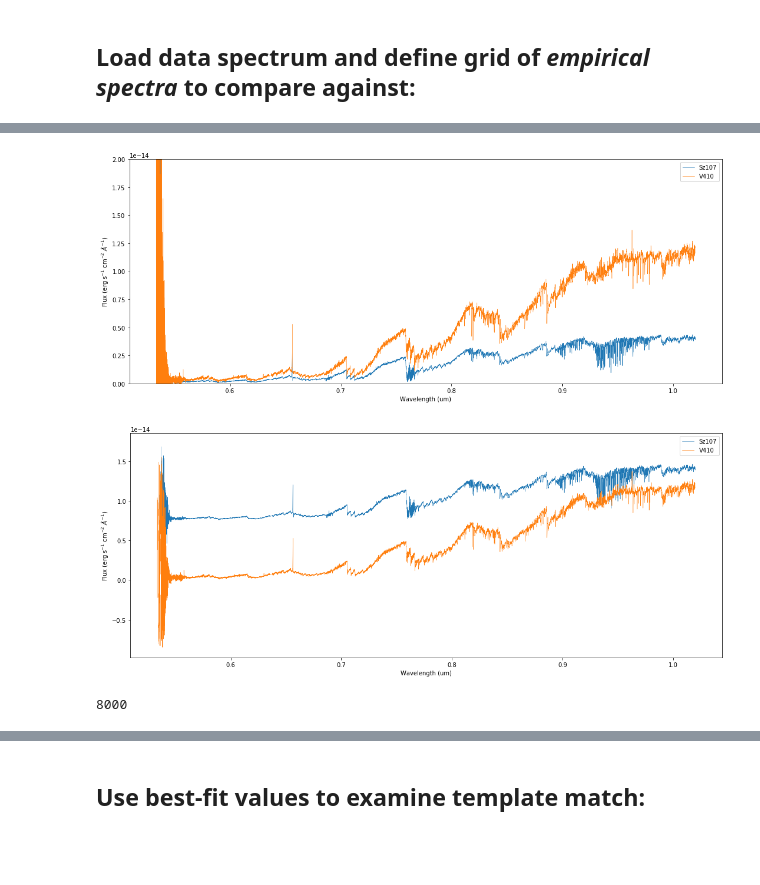
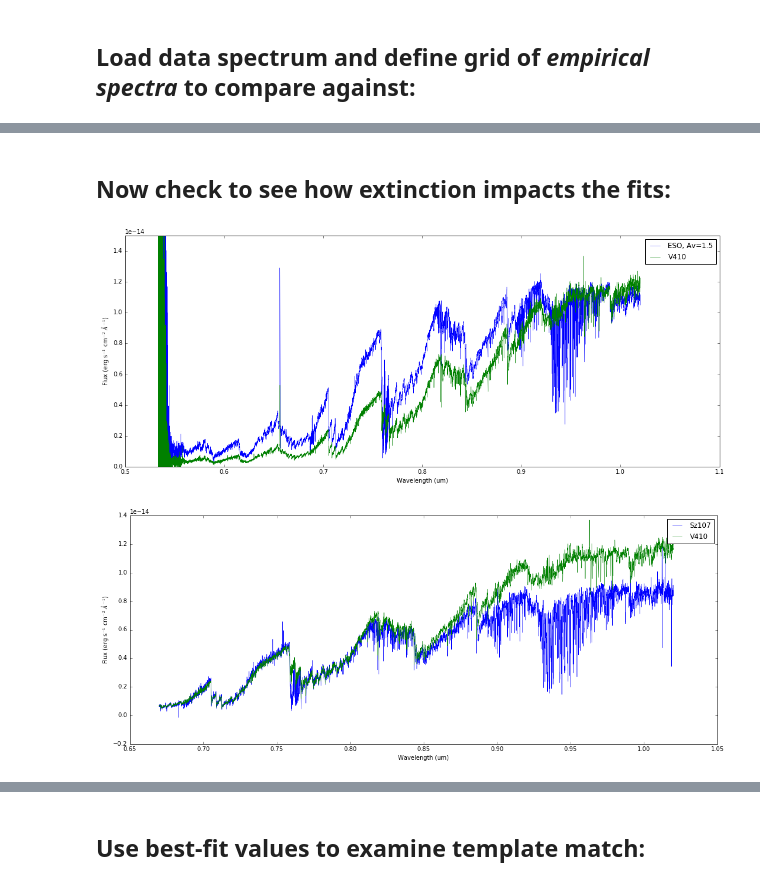
Before and after one commit to spacegal-spiff/TTauri_SpecAnalysis, a Jupyter notebook: EmpiricalAvFitter-Xshooter.ipynb, the cells around one changed output, grey strips where cells are left out. Cells and saved outputs as stored; diff of their text form; code cells hidden in the pictures; blank space fills up the shorter version.

Commit message:
Update empirical comparison with full Manara spectra

```diff
--- a/EmpiricalAvFitter-Xshooter.ipynb
+++ b/EmpiricalAvFitter-Xshooter.ipynb
@@ -95,9 +94,19 @@ plt.show()
 # %%
+"""SZ107"""
 # m13_data = fits.getdata('Extinction/Manara2013_Library/Sz107/ADP.2014-05-16T21_35_25.843.fits') # nir
 # m13_data = fits.getdata('Extinction/Manara2013_Library/Sz107/ADP.2014-05-16T21_35_25.457.fits') # uv
-m13_data = fits.getdata('Extinction/Manara2013_Library/Sz107/ADP.2014-05-16T21_35_26.530.fits') # opt
+filename = "Extinction/Manara2013_Library/XShooterPhaseIIIReductions/Sz107/ADP.2014-05-16T21_35_26.530.fits"
+m13_data = fits.getdata(filename)
 
+
+"""SO925"""
+# m13_data = fits.getdata('Extinction/Manara2013_Library/SO925/ADP.2014-05-13T15_37_26.653.fits') # opt
 
 wavelength_m13 = m13_data[0][0]/1000 # to microns
 flux_m13 = m13_data[0][1]
 uncertainty_m13 = m13_data[0][2]
+
+if trim == True:
+    flux_m13 = flux_m13[wavelength_m13 > .670]
+    uncertainty_m13 = uncertainty_m13[wavelength_m13 > .670]
+    wavelength_m13 = wavelength_m13[wavelength_m13 > .670]
@@ -122,0 +344,8 @@ plt.show()
+# %%
+# V410 distance:
+d_v410 = 1000/8.3771
+
+# sz107 distance
+d_sz107 = 1000/6.5635
+scale_factor = (d_sz107/d_v410)**2
+scale_factor
@@ -123,6 +376,10 @@ plt.show()
+# %% [markdown]
+## Now check to see how extinction impacts the fits:
 # %%
-# rebin the template to match the same wavelength axis - should be nearly identical:
-templ_rebinflux = rebinspec(wavelength_m13, flux_m13, wavelength_object)
+# rebin each template to match the same wavelength axis - should be nearly identical:
+templ_rebinflux = rebinspec(wavelength_m13, flux_m13*scale_factor, wavelength_object)
+
+temp_manara_rebinflux = rebinspec(wv/1000, testfl2.value*scale_factor, wavelength_object)
 
 # now we can do everything with the x-axis w.r.t. wavelength_object
 # %%
@@ -133,18 +391,25 @@ spectrum_ext = templ_rebinflux*ext.extinguish(wavelength_object*u.um, Av=av)
 # %%
 # plot template spectrum:
 fig = plt.figure(figsize=(18,7))
+
 # plt.plot(wavelength_object, spectrum_ext/np.median(spectrum_ext), lw=0.5, label='Sz107') #normalize to peak of H-band
-plt.plot(wavelength_object, spectrum_ext, lw=0.5, label='Sz107') #not normalized
+# plt.plot(wavelength_object, spectrum_ext*45, lw=0.5, label='Template') #not normalized
+# plt.plot(wavelength_object, flux_object/np.median(flux_object)+0.4, lw=0.5, label='V410') #normalize to peak of H-band
+
 plt.xlabel('Wavelength (um)')
 plt.ylabel(r'Flux (erg s$^{-1}$ cm$^{-2}$ $\AA^{-1}$)')
-# plt.plot(wavelength_object, flux_object/np.median(flux_object)+0.4, lw=0.5, label='V410') #normalize to peak of H-band
-plt.plot(wavelength_object, flux_object, lw=0.5, label='V410') #not normalized
+
+# plt.plot(wavelength_object, spectrum_ext_manara, lw=0.5, c='r', label='Manara, Av=1.5') #not normalized
+plt.plot(wavelength_object, templ_rebinflux, lw=0.5, c='b',label='ESO, Av=1.5') #not normalized
+plt.plot(wavelength_object, flux_object, lw=0.5, c='g', label='V410') #not normalized
 plt.legend()
-plt.ylim(0,2e-14)
-# plt.xlim(2.46, 2.5)
+plt.ylim(0,1.5e-14)
+
+# plt.ylim(0,0.3e-14)
+# plt.xlim(0.6, 0.7)
 # plt.xlim(0.65, 0.69)
 plt.show()
 # %% [output]
-[figure, old version]
+[figure, new version]
 # %%
 def sigclip_spec(flux):
@@ -158,9 +423,10 @@ def sigclip_spec(flux):
 newspec = sigclip_spec(spectrum_ext)
 newobj = sigclip_spec(flux_object)
 # %%
-# plot template spectrum:
+# plot template spectrum with random offset:
 fig = plt.figure(figsize=(18,7))
-plt.plot(wavelength_object, newspec*1.63 + 0.75e-14, lw=0.5, label='Sz107')
+# plt.plot(wavelength_object, newspec*1.63 + 0.75e-14, lw=0.5, label='Sz107')
+plt.plot(wavelength_object, newspec*45, lw=0.5, label='Sz107')
 plt.xlabel('Wavelength (um)')
 plt.ylabel(r'Flux (erg s$^{-1}$ cm$^{-2}$ $\AA^{-1}$)')
 plt.plot(wavelength_object, newobj, lw=0.5, label='V410')
@@ -169,11 +435,13 @@ plt.legend()
 # plt.xlim(2.46, 2.5)
 plt.show()
 # %% [output]
-[figure, old version]
+[figure, new version]
 # %%
 templates = ['Extinction/Manara2013_Library/Sz107/ADP.2014-05-16T21_35_25.843.fits'] # nir
 
-templates = ['Extinction/Manara2013_Library/Sz107/ADP.2014-05-16T21_35_26.530.fits'] # opt
+templates = ['Extinction/Manara2013_Library/Sz107/ADP.2014-05-16T21_35_26.530.fits'] # opt - SZ107
+
+templates = ['Extinction/Manara2013_Library/SO925/ADP.2014-05-13T15_37_26.653.fits'] # opt - SO925
 
 
 # mini subset for testing
@@ -193,6 +461,4 @@ accretion_continuum_flux = np.linspace(0,1.5e-14,100) # need to measure veiling
 
 
 len(templates)*len(avrng)*len(accretion_continuum_flux)
-# %% [output]
-8000
 # %%
```
Also changed, not shown: parts of 41 cells of this notebook.
